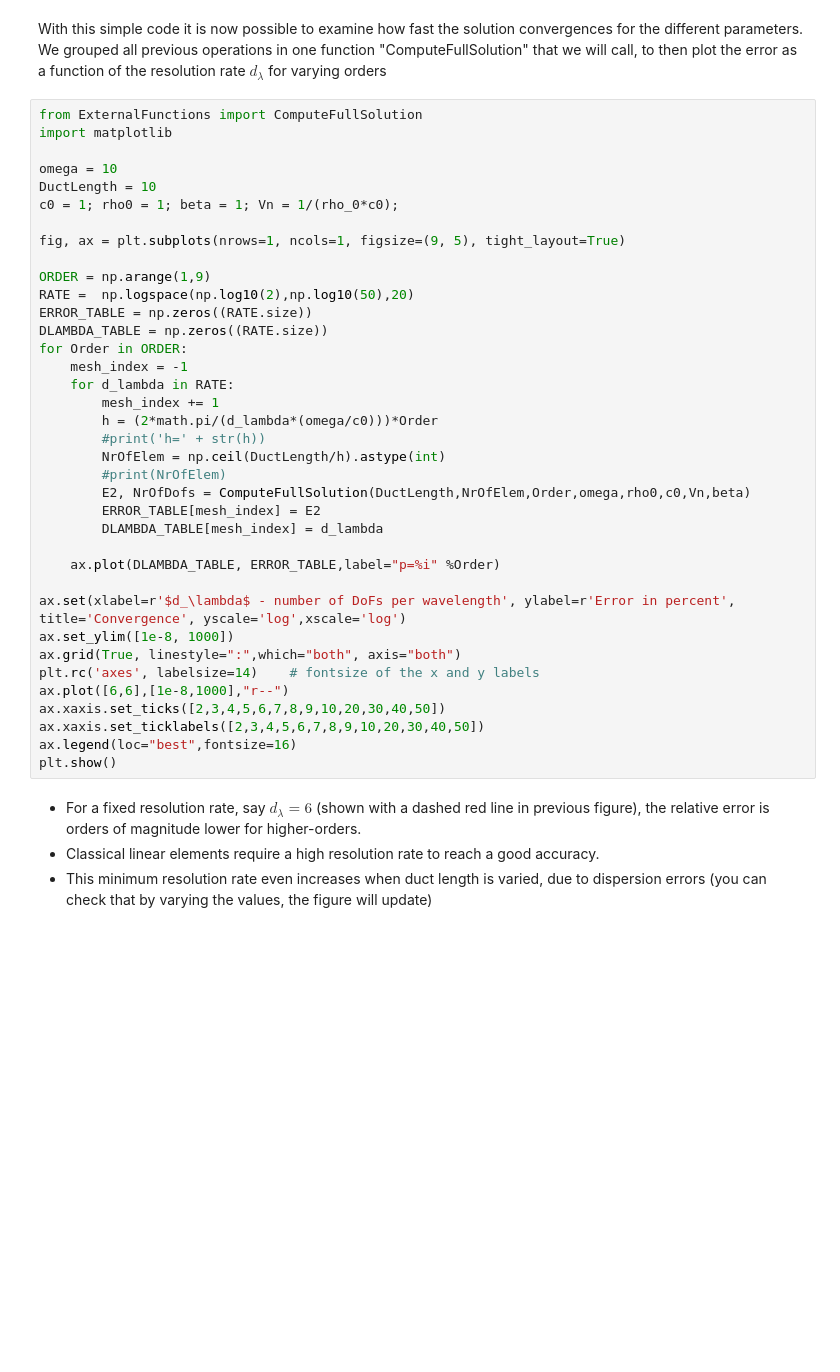
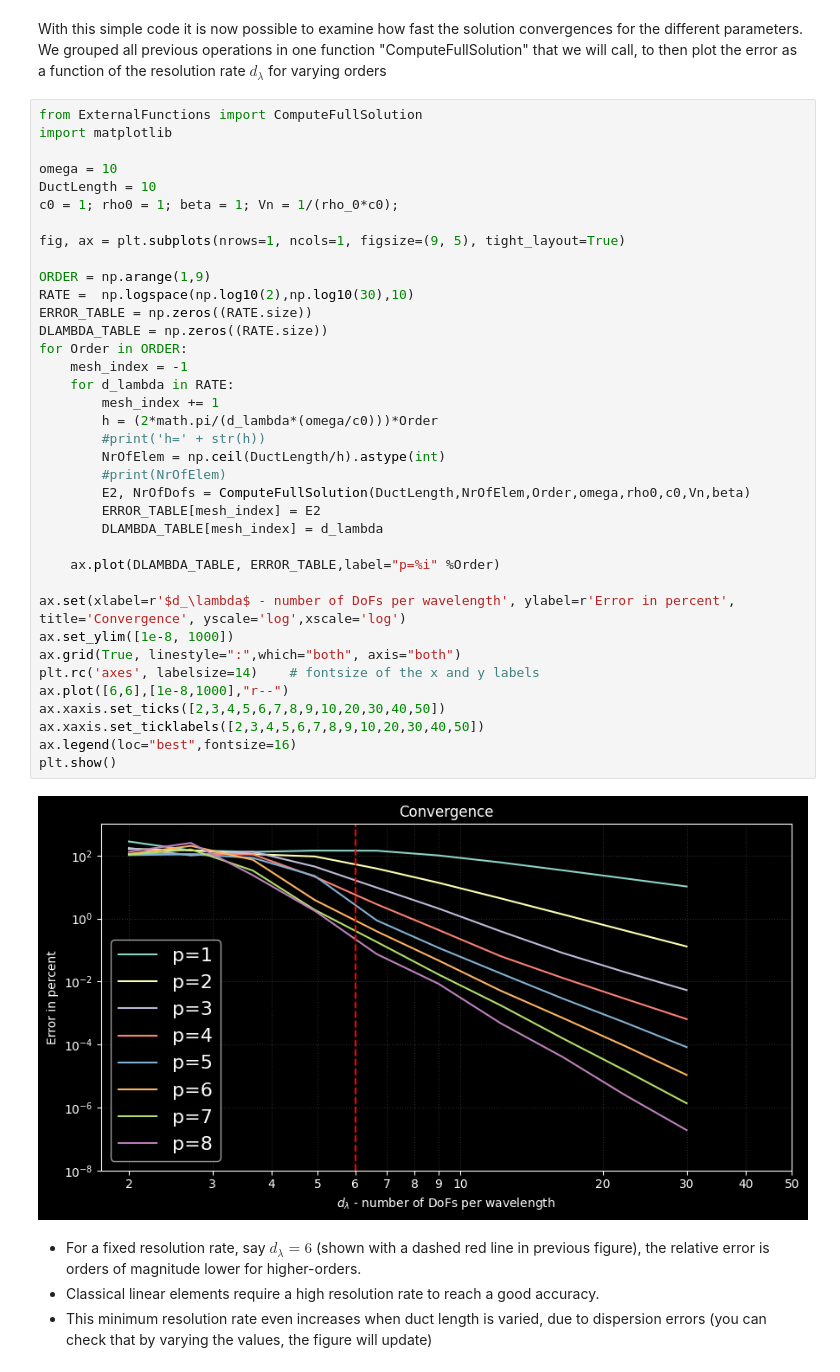
Before and after one commit to HadrienBeriot/Helmholtz_1D_HighOrder_FEM, a Jupyter notebook: Helmholtz_1D_pFEM.ipynb, the cells around one changed output. Cells and saved outputs as stored; diff of their text form; blank space fills up the shorter version.

```diff
--- a/Helmholtz_1D_pFEM.ipynb
+++ b/Helmholtz_1D_pFEM.ipynb
@@ -370,34 +384,36 @@ DuctLength = 10
 c0 = 1; rho0 = 1; beta = 1; Vn = 1/(rho_0*c0);
 
 fig, ax = plt.subplots(nrows=1, ncols=1, figsize=(9, 5), tight_layout=True)
 
 ORDER = np.arange(1,9)
-RATE =  np.logspace(np.log10(2),np.log10(50),20)
+RATE =  np.logspace(np.log10(2),np.log10(30),10)
 ERROR_TABLE = np.zeros((RATE.size))
 DLAMBDA_TABLE = np.zeros((RATE.size))
 for Order in ORDER:
     mesh_index = -1
     for d_lambda in RATE:
         mesh_index += 1
         h = (2*math.pi/(d_lambda*(omega/c0)))*Order
         #print('h=' + str(h))
         NrOfElem = np.ceil(DuctLength/h).astype(int)
         #print(NrOfElem)
         E2, NrOfDofs = ComputeFullSolution(DuctLength,NrOfElem,Order,omega,rho0,c0,Vn,beta)
         ERROR_TABLE[mesh_index] = E2
         DLAMBDA_TABLE[mesh_index] = d_lambda
 
     ax.plot(DLAMBDA_TABLE, ERROR_TABLE,label="p=%i" %Order)
 
 ax.set(xlabel=r'$d_\lambda$ - number of DoFs per wavelength', ylabel=r'Error in percent', title='Convergence', yscale='log',xscale='log')
 ax.set_ylim([1e-8, 1000])
 ax.grid(True, linestyle=":",which="both", axis="both")
 plt.rc('axes', labelsize=14)    # fontsize of the x and y labels
 ax.plot([6,6],[1e-8,1000],"r--")
 ax.xaxis.set_ticks([2,3,4,5,6,7,8,9,10,20,30,40,50])
 ax.xaxis.set_ticklabels([2,3,4,5,6,7,8,9,10,20,30,40,50])
 ax.legend(loc="best",fontsize=16)
 plt.show()
+# %% [output]
+[figure, added]
 # %% [markdown]
 - For a fixed resolution rate, say $d_\lambda =6$ (shown with a dashed red line in previous figure), the relative error is orders of magnitude lower for higher-orders.
 - Classical linear elements require a high resolution rate to reach a good accuracy.
```
Also changed, not shown: parts of 4 cells of this notebook.
